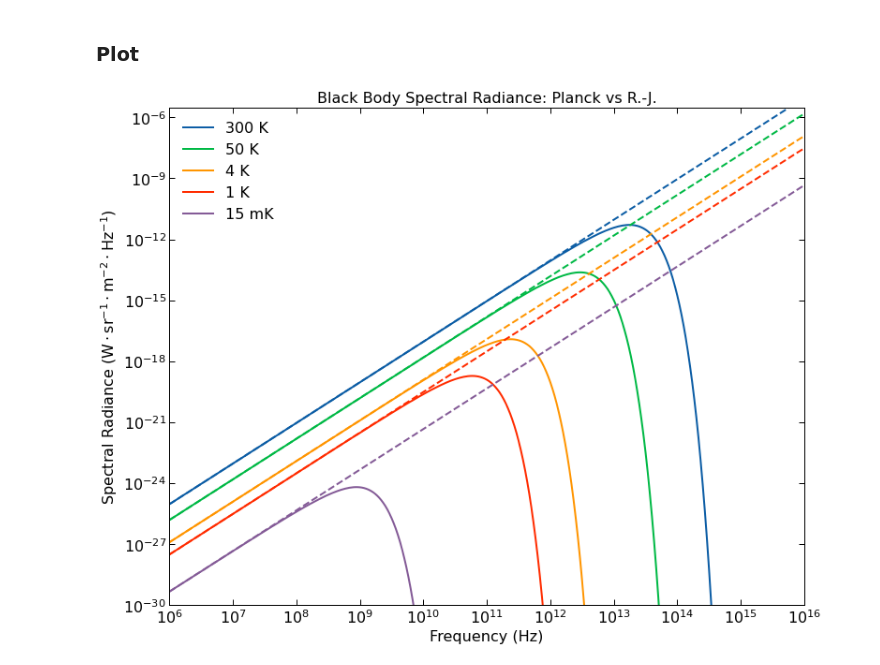
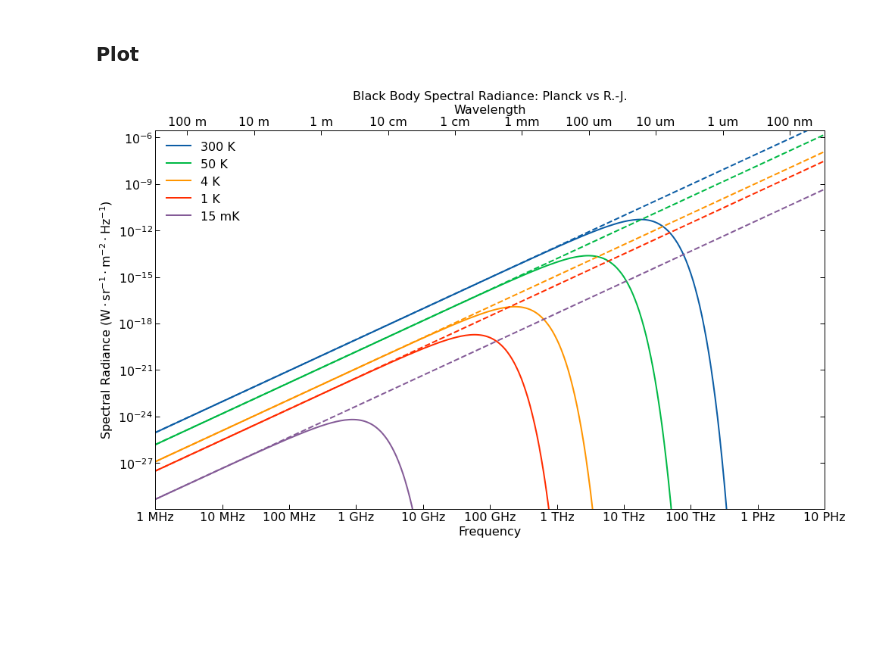
Before and after one commit to garrettj403/RF-tools, a Jupyter notebook: notebooks/Blackbody-Planck-vs-RJ.ipynb, the cells around one changed output. Saved outputs shown, nothing was run; the diff lists cells and outputs as text; code cells hidden in the pictures; blank space fills up the shorter version.

```diff
--- a/notebooks/Blackbody-Planck-vs-RJ.ipynb
+++ b/notebooks/Blackbody-Planck-vs-RJ.ipynb
@@ -43,33 +43,41 @@ b5_rj = blackbody(f, t5, model='rj', variable_type='frequency')
 # %% [markdown]
 ### Plot
 # %%
-plt.figure(figsize=(11, 8.5))
+fig, ax = plt.subplots(figsize=(14, 8.5))
+ax_top = ax.twiny()
 
-ln, = plt.loglog(f, b5_planck, label=f"{t5:.0f} K")
-plt.loglog(f, b5_rj, c=ln.get_color(), ls='--')
+ln, = ax.loglog(f, b5_planck, label=f"{t5:.0f} K")
+ax.loglog(f, b5_rj, c=ln.get_color(), ls='--')
 
-ln, = plt.loglog(f, b4_planck, label=f"{t4:.0f} K")
-plt.loglog(f, b4_rj, c=ln.get_color(), ls='--')
+ln, = ax.loglog(f, b4_planck, label=f"{t4:.0f} K")
+ax.loglog(f, b4_rj, c=ln.get_color(), ls='--')
 
-ln, = plt.loglog(f, b3_planck, label=f"{t3:.0f} K")
-plt.loglog(f, b3_rj, c=ln.get_color(), ls='--')
+ln, = ax.loglog(f, b3_planck, label=f"{t3:.0f} K")
+ax.loglog(f, b3_rj, c=ln.get_color(), ls='--')
 
-ln, = plt.loglog(f, b2_planck, label=f"{t2:.0f} K")
-plt.loglog(f, b2_rj, c=ln.get_color(), ls='--')
+ln, = ax.loglog(f, b2_planck, label=f"{t2:.0f} K")
+ax.loglog(f, b2_rj, c=ln.get_color(), ls='--')
 
-ln, = plt.loglog(f, b1_planck, label=f"{t1*1e3:.0f} mK")
-plt.loglog(f, b1_rj, c=ln.get_color(), ls='--')
+ln, = ax.loglog(f, b1_planck, label=f"{t1*1e3:.0f} mK")
+ax.loglog(f, b1_rj, c=ln.get_color(), ls='--')
 
-plt.xlabel('Frequency (Hz)')
-plt.ylabel(r"Spectral Radiance ($\mathrm{W}\cdot\mathrm{sr}^{−1}\cdot\mathrm{m}^{−2}\cdot\mathrm{Hz}^{−1}$)")
-plt.ylim([1e-30, 3e-6])
-plt.xlim([f.min(), f.max()])
-plt.xticks([1e6, 1e7, 1e8, 1e9, 1e10, 1e11, 1e12, 1e13, 1e14, 1e15, 1e16])
+ax.set_xlabel('Frequency')
+ax.set_ylabel(r"Spectral Radiance ($\mathrm{W}\cdot\mathrm{sr}^{−1}\cdot\mathrm{m}^{−2}\cdot\mathrm{Hz}^{−1}$)")
+ax.set_ylim([1.1e-30, 3e-6])
+ax.set_xlim([f.min(), f.max()])
+ax.set_xticks([1e6, 1e7, 1e8, 1e9, 1e10, 1e11, 1e12, 1e13, 1e14, 1e15, 1e16])
+ax.set_xticklabels(['1 MHz', '10 MHz', '100 MHz', '1 GHz', '10 GHz', '100 GHz', '1 THz', '10 THz', '100 THz', '1 PHz', '10 PHz'])
+
+ax_top.set_xlim([sc.c/(f.min()), sc.c/(f.max())])
+ax_top.set_xscale("log", nonposx='clip')
+ax_top.set_xlabel('Wavelength')
+ax_top.set_xticks([1e2, 1e1, 1e0, 1e-1, 1e-2, 1e-3, 1e-4, 1e-5, 1e-6, 1e-7])
+ax_top.set_xticklabels(['100 m', '10 m', '1 m', '10 cm', '1 cm', '1 mm', '100 um', '10 um', '1 um', '100 nm'])
 
 plt.title("Black Body Spectral Radiance: Planck vs R.-J.")
-plt.legend()
+ax.legend()
 plt.tight_layout()
 
 plt.savefig("figures/blackbody-planck-vs-rj.png");
 # %% [output]
-[figure, old version]
+[figure, new version]
```
Also changed, not shown: 7 other files.
